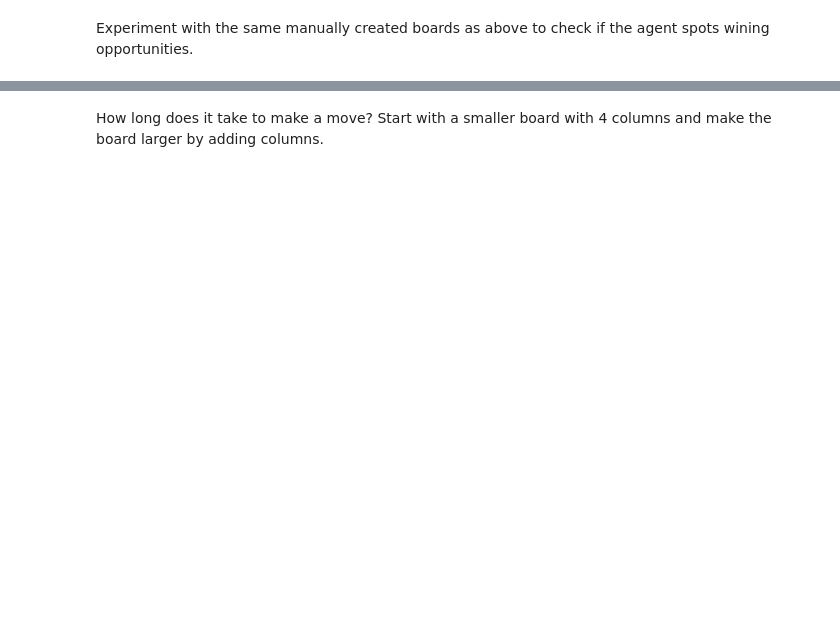
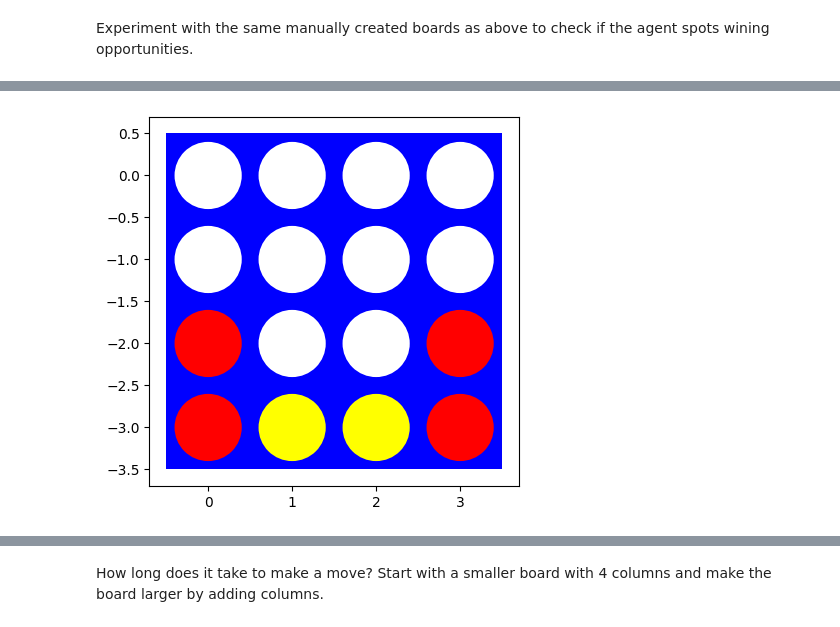
Before and after one commit to alonsogrj/Connect4_AI, a Jupyter notebook: assignment_connect4.ipynb, the cells around one changed output, grey strips where cells are left out. Saved outputs shown, nothing was run; the diff lists cells and outputs as text; code cells hidden in the pictures; blank space fills up the shorter version.

```diff
--- a/assignment_connect4.ipynb
+++ b/assignment_connect4.ipynb
@@ -182,0 +1492,87 @@ Experiment with the same manually created boards as above to check if the agent
+# %%
+def test_heuristic_winning_opportunities():
+    # Board 1: Immediate horizontal win for player 1
+    board1 = np.array([
+        [0, 0, 0, 0],
+        [0, 0, 0, 0],
+        [0, 0, 0, 0],
+        [1, 1, 1, 0]
+    ])
+
+    # Board 2: Immediate vertical win for player 1
+    board2 = np.array([
+        [0, 0, 0, 0],
+        [1, 0, 0, 0],
+        [1, 0, 0, 0],
+        [1, 0, 0, 0]
+    ])
+
+    # Board 3: Immediate diagonal win for player 1
+    board3 = np.array([
+        [0, 0, 0, 0],
+        [0, 0, 0, 0],
+        [0, 1, 0, 0],
+        [1, -1, 1, 0]
+    ])
+
+    # Board 4: Block opponent's win
+    board4 = np.array([
+        [0, 0, 0, 0],
+        [0, 0, 0, 0],
+        [0, 0, 0, 0],
+        [1, -1, -1, 0]
+    ])
+
+    # Board 5: Win in two moves (fork)
+    board5 = np.array([
+        [0, 0, 0, 0],
+        [0, 0, 0, 0],
+        [1, 0, 0, 0],
+        [1, -1, -1, 1]
+    ])
+
+    test_boards = [board1, board2, board3, board4, board5]
+    expected_moves = [3, 0, 3, 3, 2]
+
+    # Test with different depth cutoffs
+    depths = [1, 2, 3, 4]
+
+    for depth in depths:
+        print(f"\n=== Testing with depth cutoff = {depth} ===")
+        heuristic_player = HeuristicMinimaxPlayer(max_depth=depth)
+
+        correct_count = 0
+        total_time = 0
+
+        for i, (board, expected) in enumerate(zip(test_boards, expected_moves)):
+            print(f"\nTest Board {i+1}:")
+            print(board)
+              # Show the board visually
+
+            start_time = time.time()
+            move = heuristic_player(board, player=1)
+            end_time = time.time()
+            time_taken = end_time - start_time
+            total_time += time_taken
+
+            is_correct = move == expected
+            if is_correct:
+                correct_count += 1
+
+            print(f"Heuristic Minimax (depth={depth}) chose column: {move}")
+            print(f"Expected optimal move: {expected}")
+            print(f"Time taken: {time_taken:.4f} seconds")
+            print(f"Correct: {'Yes' if is_correct else 'No'}")
+
+            # Show the resulting board after the move
+        result_board = result(board.copy(), 1, move)
+        print("\nResulting board:")
+        visualize(result_board)
+
+        print(f"\nSummary for depth={depth}:")
+        print(f"Correct moves: {correct_count}/{len(test_boards)} ({correct_count/len(test_boards)*100:.1f}%)")
+        print(f"Average time per board: {total_time/len(test_boards):.4f} seconds")
+
+# Run the test
+test_heuristic_winning_opportunities()
+# %% [output]
@@ -182,0 +1596 @@ Experiment with the same manually created boards as above to check if the agent
+[figure, added]
```
Also changed, not shown: parts of 42 cells of this notebook.
